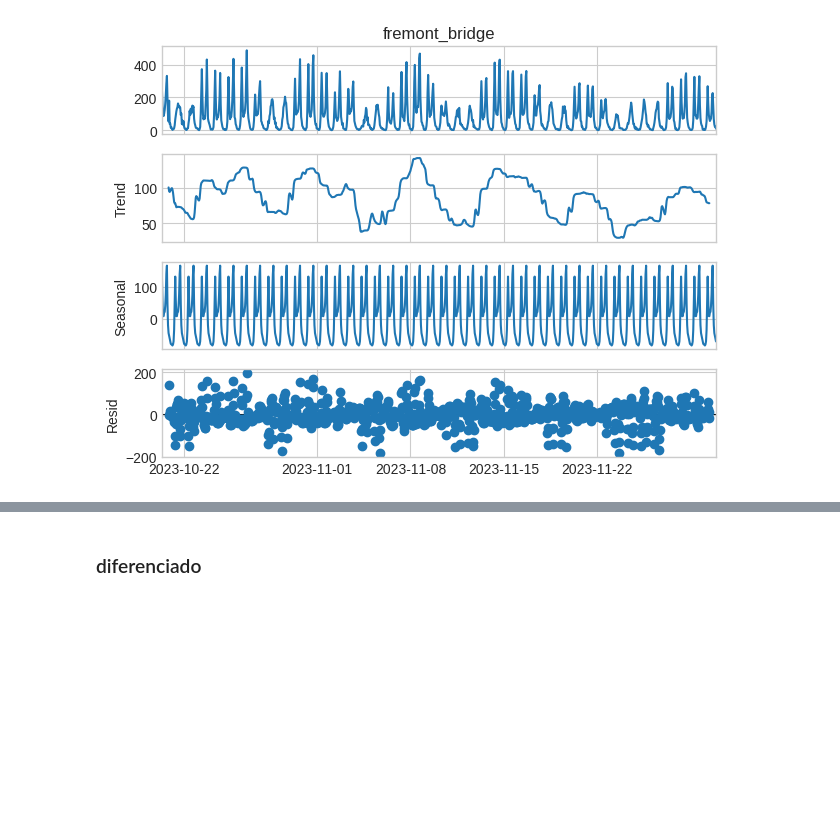
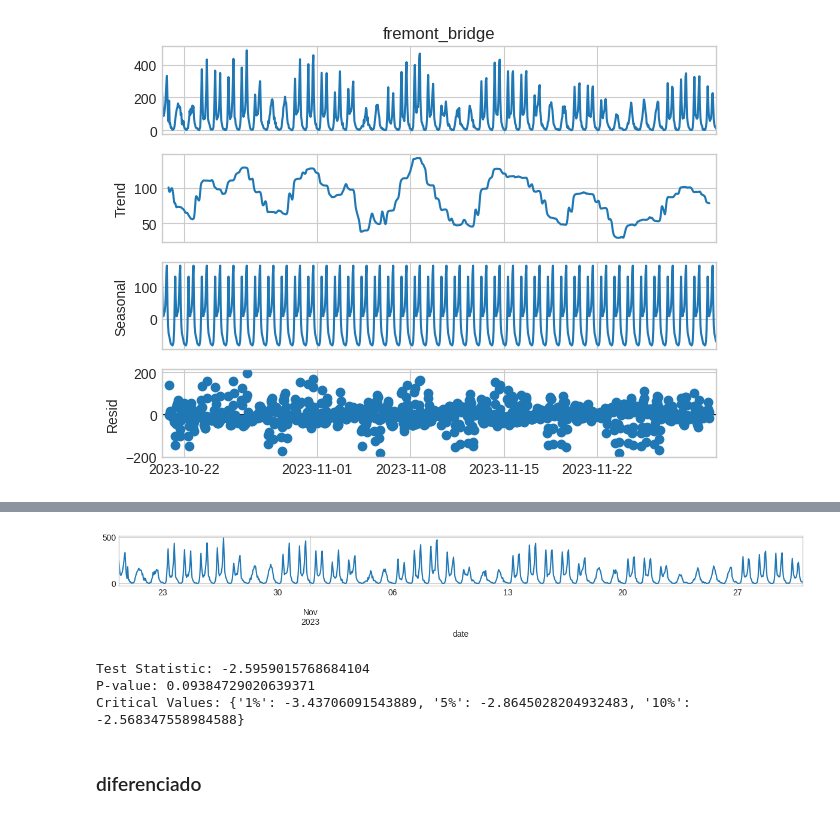
Before and after one commit to KevinrealG/Series_de_tiempo, a Jupyter notebook: 02_Aplying_arima_lstm.ipynb, the cells around one changed output, grey strips where cells are left out. Saved outputs shown, nothing was run; the diff lists cells and outputs as text; code cells hidden in the pictures; blank space fills up the shorter version.

```diff
--- a/02_Aplying_arima_lstm.ipynb
+++ b/02_Aplying_arima_lstm.ipynb
@@ -251,2 +284,28 @@ plt.show()
+# %%
+# 3. Evaluando la estacionariedad
+# 3.1. Visualmente
+plt.figure(figsize=(12, 2))
+y.plot()
+plt.tight_layout()
+plt.show()
+# %% [output]
+[figure, added]
+# %%
+# 3.3. Statistical Test:
+## Augmented Dickey-Fuller Test:
+## Use the Augmented Dickey-Fuller (ADF) test to formally test for stationarity. The null hypothesis of the ADF test is that the time series has a unit root (non-stationary), and the alternative hypothesis is that it is stationary.
+from statsmodels.tsa.stattools import adfuller
+
+# Perform Augmented Dickey-Fuller test
+result_adf = adfuller(y)  # Replace 'column_name' with the actual column containing your data
+
+# Print the test statistic and p-value
+print(f'Test Statistic: {result_adf[0]}')
+print(f'P-value: {result_adf[1]}')
+print(f'Critical Values: {result_adf[4]}')
+# %% [output]
+Test Statistic: -2.5959015768684104
+P-value: 0.09384729020639371
+Critical Values: {'1%': -3.43706091543889, '5%': -2.8645028204932483, '10%': -2.568347558984588}
 # %% [markdown]
 ### diferenciado
```
Also changed, not shown: parts of 16 cells of this notebook.
